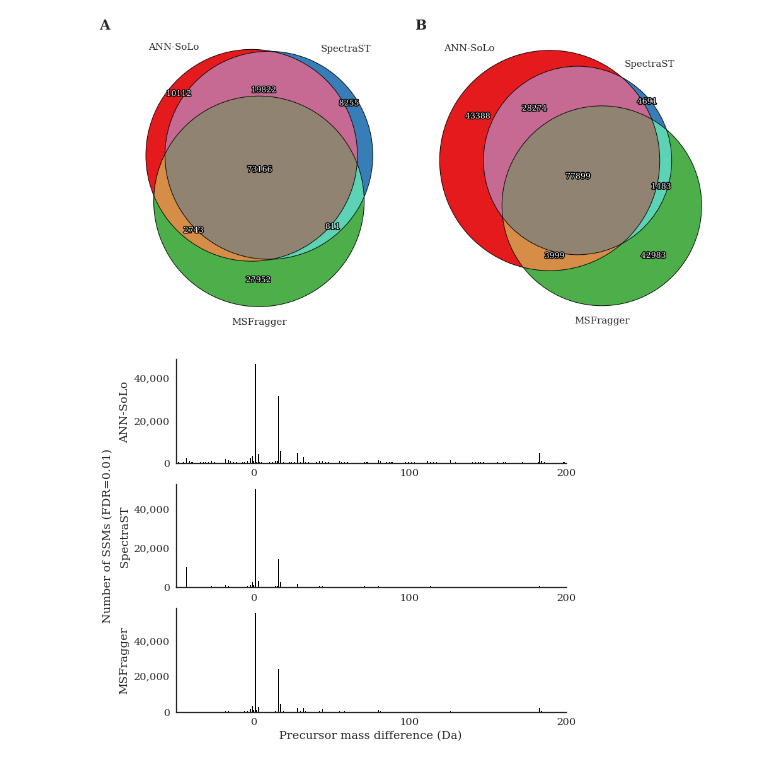
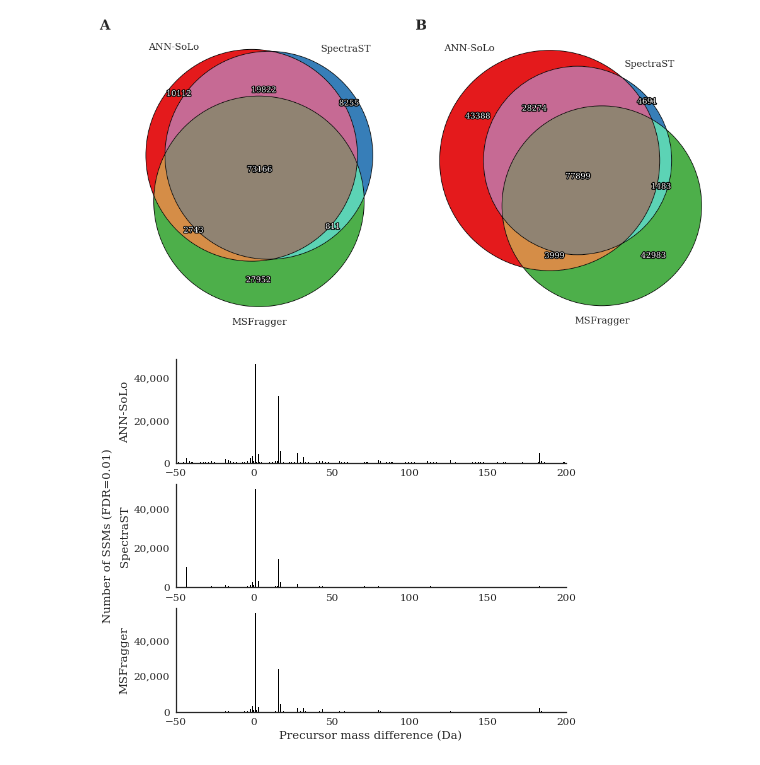
Before and after one commit to bittremieux/ANN-SoLo, a Jupyter notebook: notebooks/hek293_stats.ipynb, the cells around one changed output. Drawn from its saved outputs; the diff is of its cells as text; code cells hidden in the pictures.

Commit message:
Update mass difference figure

```diff
--- a/notebooks/hek293_stats.ipynb
+++ b/notebooks/hek293_stats.ipynb
@@ -298,32 +298,32 @@ width = 7
 height = width / 1.618 / 2 * len(search_engines)
 fig, axes = plt.subplots(len(search_engines), 1, sharex=True, figsize=(width, height))
 
 for ax, search_engine in zip(axes, search_engines):
     mass_group = mass_groups[search_engine.lower()]
     mask = mass_group['mass_diff_median'].abs() > tol_mass   # exclude unmodified PSMs
     ax.bar(mass_group[mask]['mass_diff_median'], mass_group[mask]['num_psms'],
            width=0.4, log=False, color='black')
 
     ax.set_xlim((-50, 200))
 
     # format y-axis numbers
     ax.yaxis.set_major_formatter(mticker.StrMethodFormatter('{x:,g}'))
 
     ax.set_ylabel(search_engine)
 
     sns.despine(ax=ax)
 
 # set tick labels at nice positions
-axes[-1].xaxis.set_major_locator(mticker.MultipleLocator(100))
+axes[-1].xaxis.set_major_locator(mticker.MultipleLocator(50))
 axes[-1].set_xlabel('Precursor mass difference (Da)')
 
 ax = fig.add_subplot(111, frameon=False)
 ax.grid(False)
 ax.tick_params(labelcolor='none', top='off', bottom='off', left='off', right='off')
 ax.set_ylabel(f'Number of SSMs (FDR={max_fdr})', labelpad=40)
 
 plt.savefig('mass_diff.pdf', dpi=300, bbox_inches='tight')
 plt.show()
 plt.close()
 # %% [output]
-[figure, old version]
+[figure, new version]
```
